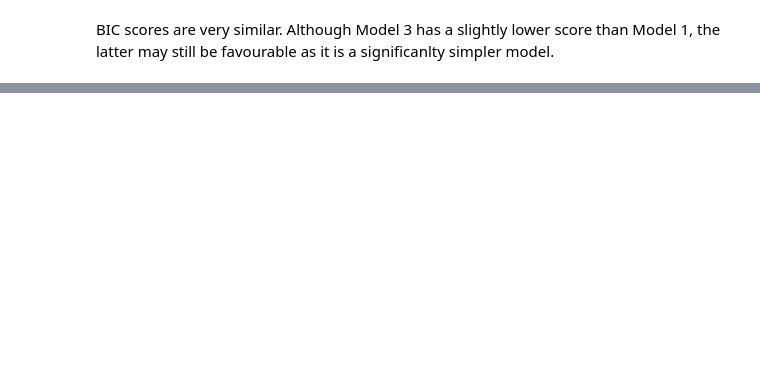
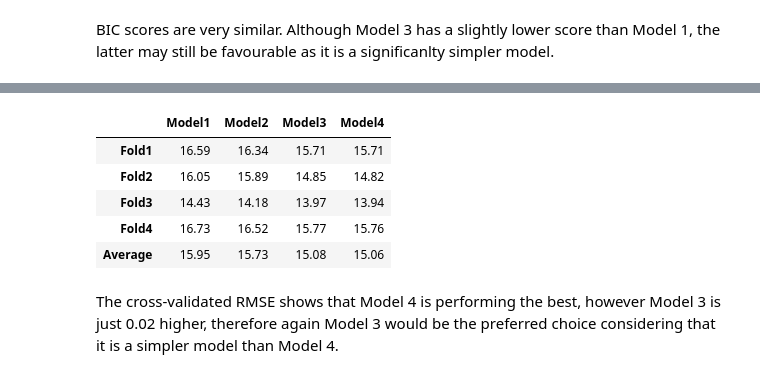
Before and after one commit to balint-thaler/DA3-Assignment-1, a Jupyter notebook: Assignment_1.ipynb, the cells around one changed output, grey strips where cells are left out. Cells and saved outputs as stored; diff of their text form; code cells hidden in the pictures; blank space fills up the shorter version.

```diff
--- a/Assignment_1.ipynb
+++ b/Assignment_1.ipynb
@@ -174,0 +181,6 @@ rmse_summary
+# %%
+from sklearn.model_selection import KFold
+k = KFold(n_splits=4, shuffle=True, random_state=42)
+# %%
+for train_index, test_index in k.split(data):
+    print(train_index, '\n', '\n', test_index, '\n')
@@ -174,0 +245,25 @@ rmse_summary
+# %%
+cv1 = cv_reg("wage~age", data, k, "HC0")
+cv2 = cv_reg("wage~ age + age_2 + age_3 + gender", data, k, "HC0")
+cv3 = cv_reg(
+    "wage~ age + age_2 + age_3 + gender + edu_ba + edu_ma + edu_phd",
+    data,
+    k,
+    "HC0")
+cv4 = cv_reg(
+    "wage~ age + age_2 + age_3 + gender + edu_ba + edu_ma + edu_phd + union + race",
+    data,
+    k,
+    "HC0")
+cv_list = [cv1, cv2, cv3, cv4]
+# %%
+summarize_cv(cv_list).round(2)
+# %% [output]
+|  | Model1 | Model2 | Model3 | Model4 |
+| Fold1 | 16.59 | 16.34 | 15.71 | 15.71 |
+| Fold2 | 16.05 | 15.89 | 14.85 | 14.82 |
+| Fold3 | 14.43 | 14.18 | 13.97 | 13.94 |
+| Fold4 | 16.73 | 16.52 | 15.77 | 15.76 |
+| Average | 15.95 | 15.73 | 15.08 | 15.06 |
+# %% [markdown]
+The cross-validated RMSE shows that Model 4 is performing the best, however Model 3 is just 0.02 higher, therefore again Model 3 would be the preferred choice considering that it is a simpler model than Model 4.
```
Also changed, not shown: parts of 8 cells of this notebook.
